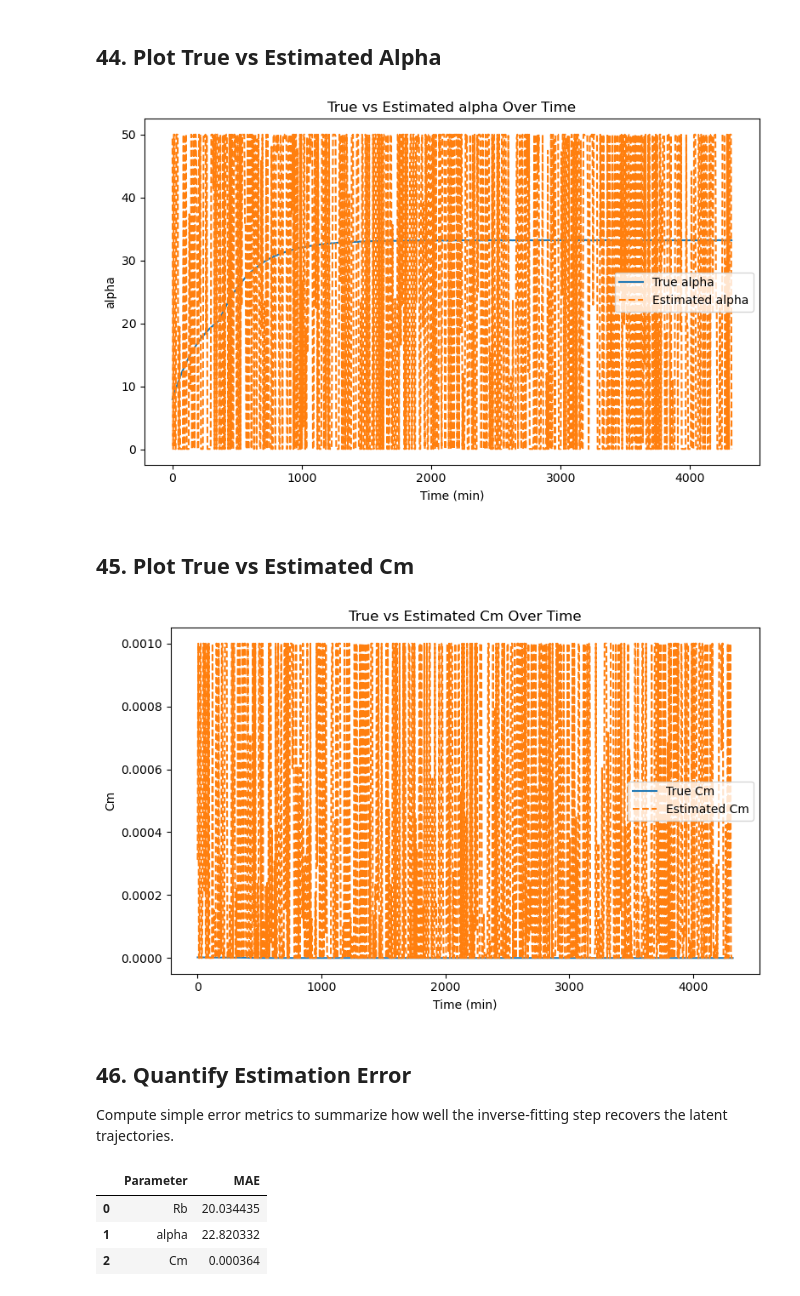
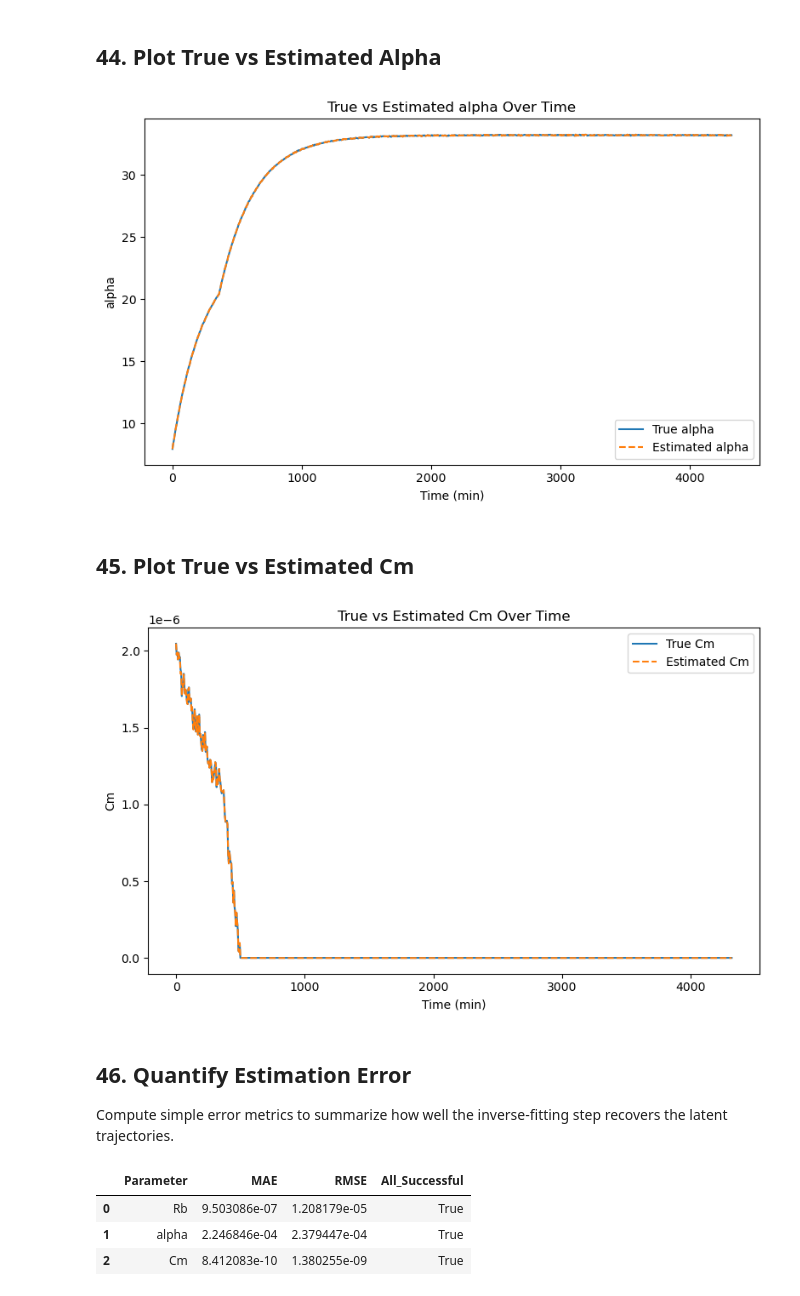
Before and after one commit to DanyaLeyva/ECIS-drug-timing-analysis, a Jupyter notebook: notebooks/ECIS_analysis.ipynb, the cells around one changed output. Saved outputs shown, nothing was run; the diff lists cells and outputs as text; code cells hidden in the pictures.

```diff
--- a/notebooks/ECIS_analysis.ipynb
+++ b/notebooks/ECIS_analysis.ipynb
@@ -819,19 +819,29 @@ def ecis_forward(omega, Rb, alpha, Cm, Rs=50.0):
 def fit_theta_single_time(freqs, Zobs):
     def residuals(x):
         Rb, alpha, Cm = x
-        Zfit = np.array([ecis_forward(2*np.pi*f, Rb, alpha, Cm) for f in freqs])
-        return np.concatenate([(Zfit.real - Zobs.real), (Zfit.imag - Zobs.imag)])
+
+        Zfit = np.array([
+            ecis_forward_impedance(2 * np.pi * f, Rb, alpha, Cm)
+            for f in freqs
+        ])
+
+        return np.concatenate([
+            Zfit.real - Zobs.real,
+            Zfit.imag - Zobs.imag
+        ])
 
     out = least_squares(
         residuals,
-        x0=[2, 8, 2e-6],
-        bounds=([0.05, 0.05, 1e-9], [50, 50, 1e-3])
+        x0=[1.5, 10.0, 1e-6],
+        bounds=([0.001, 1.0, 1e-10], [3.0, 50.0, 5e-6])
     )
 
     return {
         "Rb": out.x[0],
         "alpha": out.x[1],
-        "Cm": out.x[2]
+        "Cm": out.x[2],
+        "cost": out.cost,
+        "success": out.success
     }
 # %% [markdown]
 ## 36. Simulate One Physics-Based Pilot Well
@@ -844,6 +854,7 @@ df_phys = simulate_ecis_physics_run(
     dose_B=10,
     lag_hr=6,
     order="A_then_B",
+    noise_sd = 0,
     random_state=101
 )
 df_phys.head()
@@ -920,7 +969,9 @@ for t in sorted(df_phys["time_min"].unique()):
         "time_min": t,
         "Rb_hat": theta_hat["Rb"],
         "alpha_hat": theta_hat["alpha"],
-        "Cm_hat": theta_hat["Cm"]
+        "Cm_hat": theta_hat["Cm"],
+        "cost": theta_hat["cost"],
+        "success": theta_hat["success"]
     })
 
 estimated_df = pd.DataFrame(estimated_rows)
@@ -991,7 +1042,7 @@ plt.legend()
 plt.tight_layout()
 plt.show()
 # %% [output]
-[figure, old version]
+[figure, new version]
 # %% [markdown]
 ## 45. Plot True vs Estimated Cm
 # %%
@@ -1005,26 +1056,36 @@ plt.legend()
 plt.tight_layout()
 plt.show()
 # %% [output]
-[figure, old version]
+[figure, new version]
 # %% [markdown]
 ## 46. Quantify Estimation Error
 Compute simple error metrics to summarize how well the inverse-fitting step recovers the latent trajectories.
 # %%
 error_summary = pd.DataFrame({
     "Parameter": ["Rb", "alpha", "Cm"],
     "MAE": [
         np.mean(np.abs(theta_compare["Rb"] - theta_compare["Rb_hat"])),
         np.mean(np.abs(theta_compare["alpha"] - theta_compare["alpha_hat"])),
         np.mean(np.abs(theta_compare["Cm"] - theta_compare["Cm_hat"]))
+    ],
+    "RMSE": [
+        np.sqrt(np.mean((theta_compare["Rb"] - theta_compare["Rb_hat"]) ** 2)),
+        np.sqrt(np.mean((theta_compare["alpha"] - theta_compare["alpha_hat"]) ** 2)),
+        np.sqrt(np.mean((theta_compare["Cm"] - theta_compare["Cm_hat"]) ** 2))
+    ],
+    "All_Successful": [
+        theta_compare["success"].all(),
+        theta_compare["success"].all(),
+        theta_compare["success"].all()
     ]
 })
 
 error_summary
 # %% [output]
-|  | Parameter | MAE |
-| 0 | Rb | 20.034435 |
-| 1 | alpha | 22.820332 |
-| 2 | Cm | 0.000364 |
+|  | Parameter | MAE | RMSE | All_Successful |
+| 0 | Rb | 9.503086e-07 | 1.208179e-05 | True |
+| 1 | alpha | 2.246846e-04 | 2.379447e-04 | True |
+| 2 | Cm | 8.412083e-10 | 1.380255e-09 | True |
 # %% [markdown]
 ## 47. Interpretation
 
```
Also changed, not shown: parts of 31 cells of this notebook.
